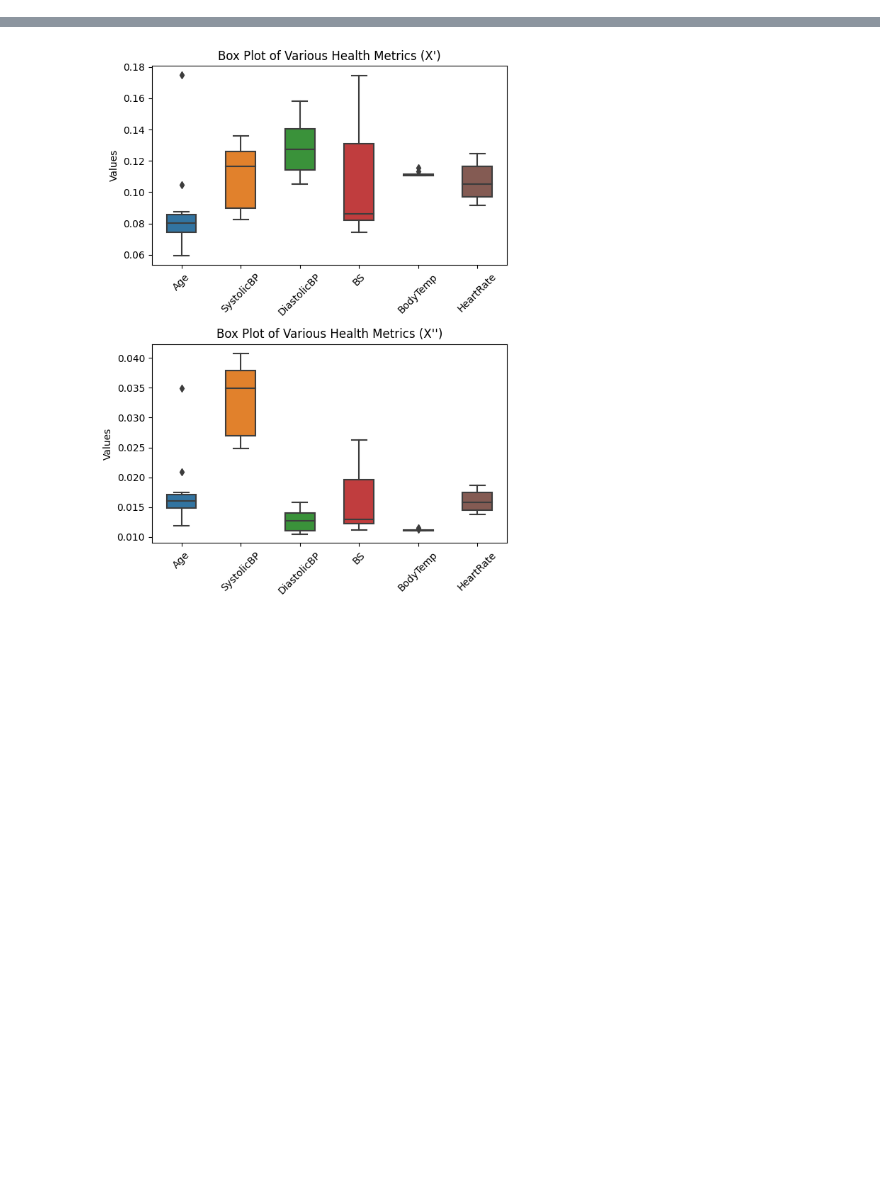
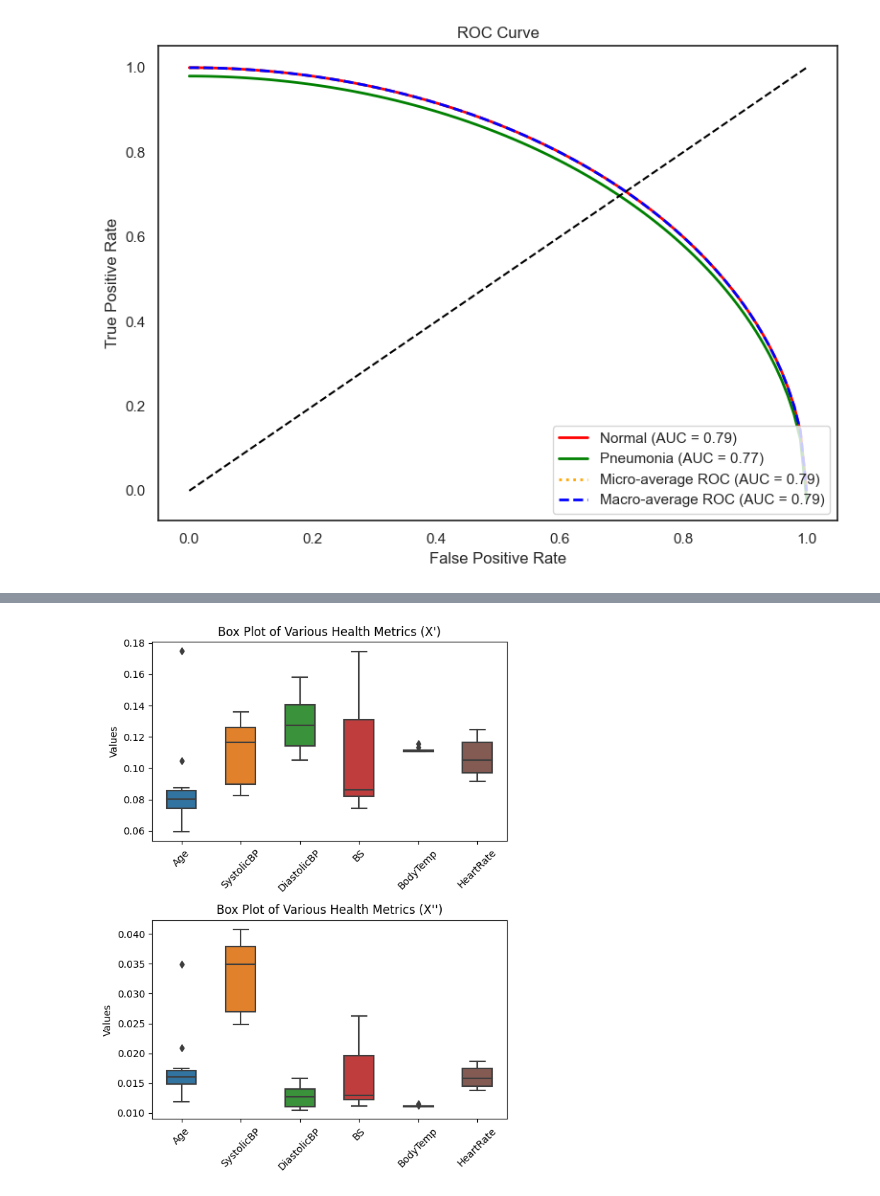
Before and after one commit to Iftekhar-mobin/depression_suicide_project, a Jupyter notebook: visualizer/chart_making.ipynb, the cells around one changed output, grey strips where cells are left out. Saved outputs shown, nothing was run; the diff lists cells and outputs as text; code cells hidden in the pictures; blank space fills up the shorter version.

```diff
--- a/visualizer/chart_making.ipynb
+++ b/visualizer/chart_making.ipynb
@@ -0,0 +1,46 @@
+# %%
+import numpy as np
+import matplotlib.pyplot as plt
+from sklearn.metrics import roc_curve, auc
+
+# Simulated True Positive Rates (TPR) and False Positive Rates (FPR) for normal and pneumonia classes
+fpr_normal = np.linspace(0, 1, 100)
+tpr_normal = np.sqrt(1 - fpr_normal ** 2)  # Simulated curve
+fpr_pneumonia = np.linspace(0, 1, 100)
+tpr_pneumonia = np.sqrt(1 - fpr_pneumonia ** 2) - 0.02  # Simulated curve
+
+# Calculate AUC
+auc_normal = auc(fpr_normal, tpr_normal)
+auc_pneumonia = auc(fpr_pneumonia, tpr_pneumonia)
+
+# Micro-average and macro-average ROC (Simulated)
+fpr_micro = fpr_macro = np.linspace(0, 1, 100)
+tpr_micro = tpr_macro = np.sqrt(1 - fpr_micro ** 2)
+
+auc_micro = auc(fpr_micro, tpr_micro)
+auc_macro = auc(fpr_macro, tpr_macro)
+
+# Plot ROC curves
+plt.figure(figsize=(8, 6))
+plt.plot(fpr_normal, tpr_normal, color='red', lw=2, label=f'Normal (AUC = {auc_normal:.2f})')
+plt.plot(fpr_pneumonia, tpr_pneumonia, color='green', lw=2, label=f'Pneumonia (AUC = {auc_pneumonia:.2f})')
+
+plt.plot(fpr_micro, tpr_micro, color='orange', linestyle=':', lw=2, label=f'Micro-average ROC (AUC = {auc_micro:.2f})')
+plt.plot(fpr_macro, tpr_macro, color='blue', linestyle='--', lw=2, label=f'Macro-average ROC (AUC = {auc_macro:.2f})')
+
+# Diagonal line for random guessing
+plt.plot([0, 1], [0, 1], color='black', linestyle='--')
+
+# Set labels and title
+plt.xlabel('False Positive Rate')
+plt.ylabel('True Positive Rate')
+plt.title('ROC Curve')
+
+# Add legend
+plt.legend(loc='lower right')
+
+# Show the plot
+plt.tight_layout()
+plt.show()
+# %% [output]
+[figure, added]
```
Also changed, not shown: parts of 4 cells of this notebook.
